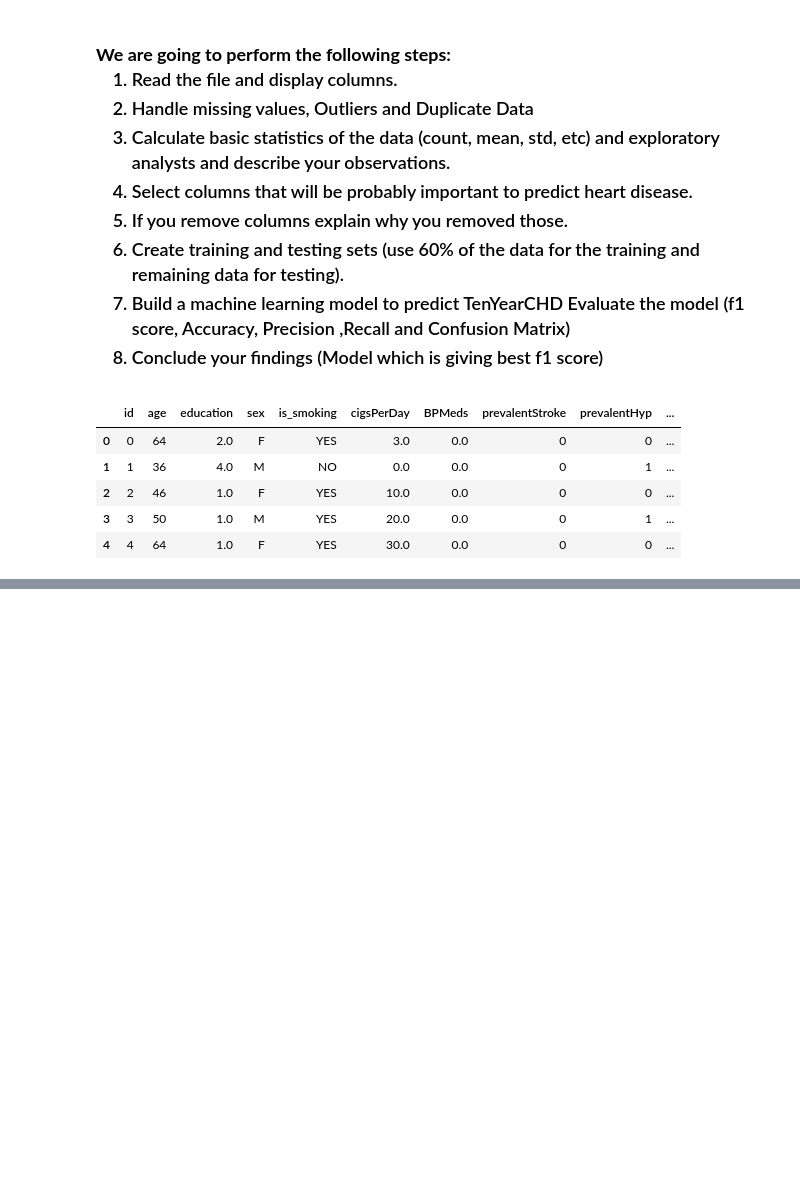
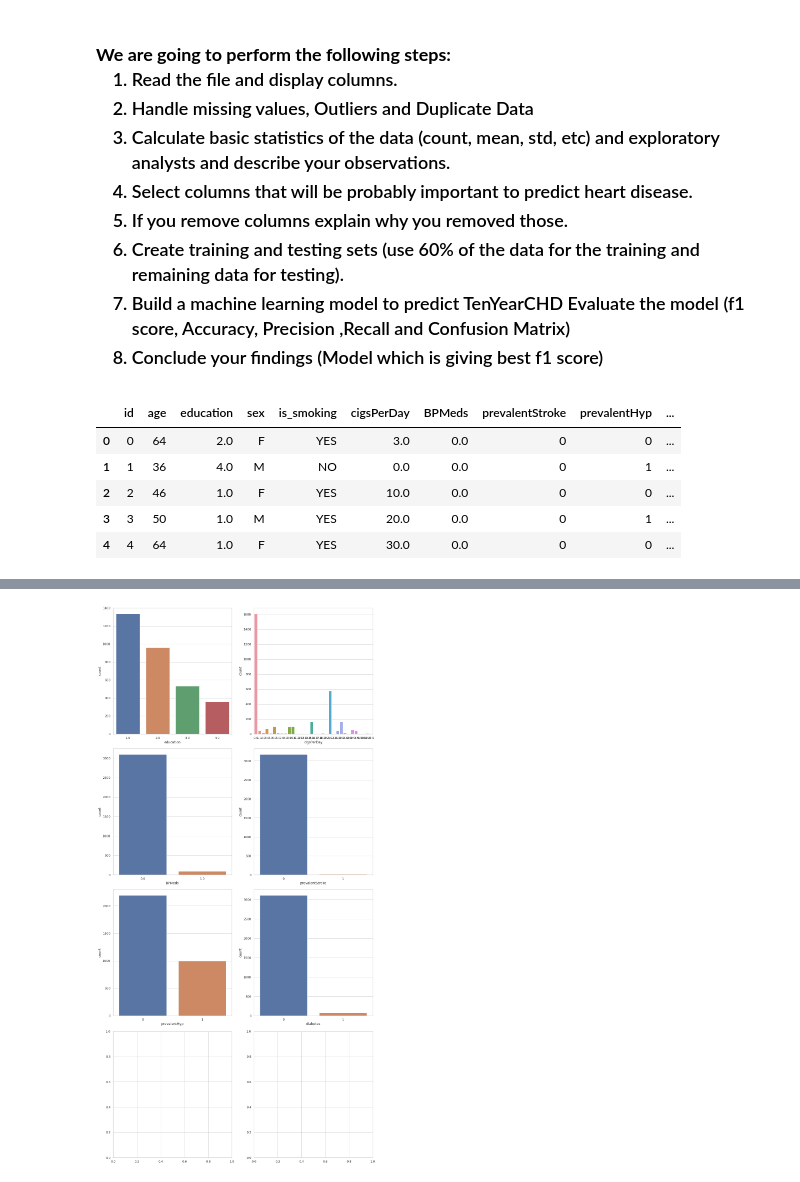
Before and after one commit to chandusayhi/Cardiovascular_Risk_Prediction, a Jupyter notebook: Chandrakant_Cardiovascular_Risk_Prediction.ipynb, the cells around one changed output, grey strips where cells are left out. Cells and saved outputs as stored; diff of their text form; code cells hidden in the pictures; blank space fills up the shorter version.

```diff
--- a/Chandrakant_Cardiovascular_Risk_Prediction.ipynb
+++ b/Chandrakant_Cardiovascular_Risk_Prediction.ipynb
@@ -107,0 +298,2 @@ data.head()
+# %%
+categorical_features = ['education', 'cigsPerDay', 'BPMeds', 'prevalentStroke', 'prevalentHyp', 'diabetes']
@@ -107,0 +323,12 @@ data.head()
+# %%
+num_plots = len(categorical_features)
+total_cols = 2
+total_rows = num_plots//total_cols + 1
+fig, axs = plt.subplots(nrows=total_rows, ncols=total_cols,
+                        figsize=(7*total_cols, 7*total_rows), facecolor='w', constrained_layout=True)
+for i, var in enumerate(categorical_features):
+    row = i//total_cols
+    pos = i % total_cols
+    plot = sns.countplot(x=var, data=data, ax=axs[row][pos])
+# %% [output]
+[figure, added]
```
Also changed, not shown: parts of 35 cells of this notebook.
